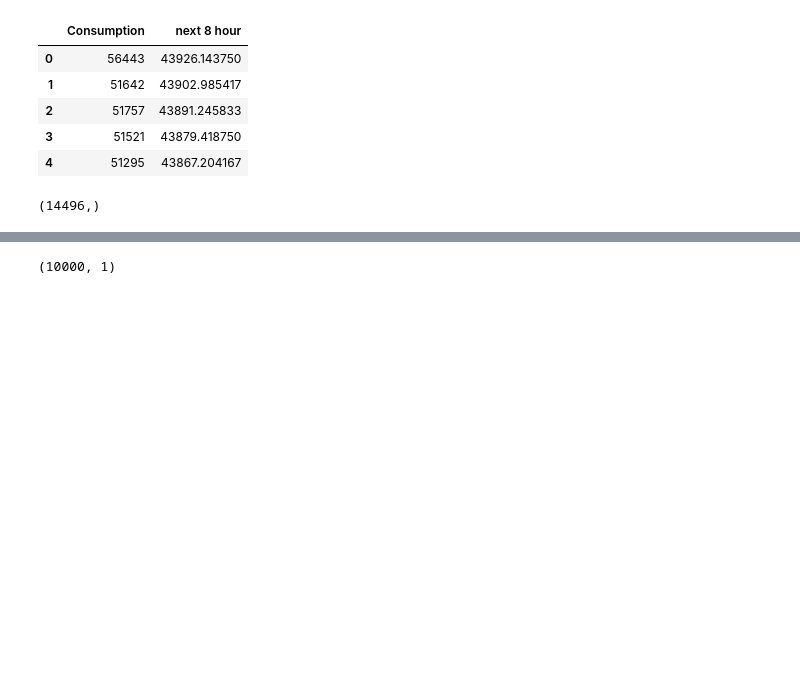
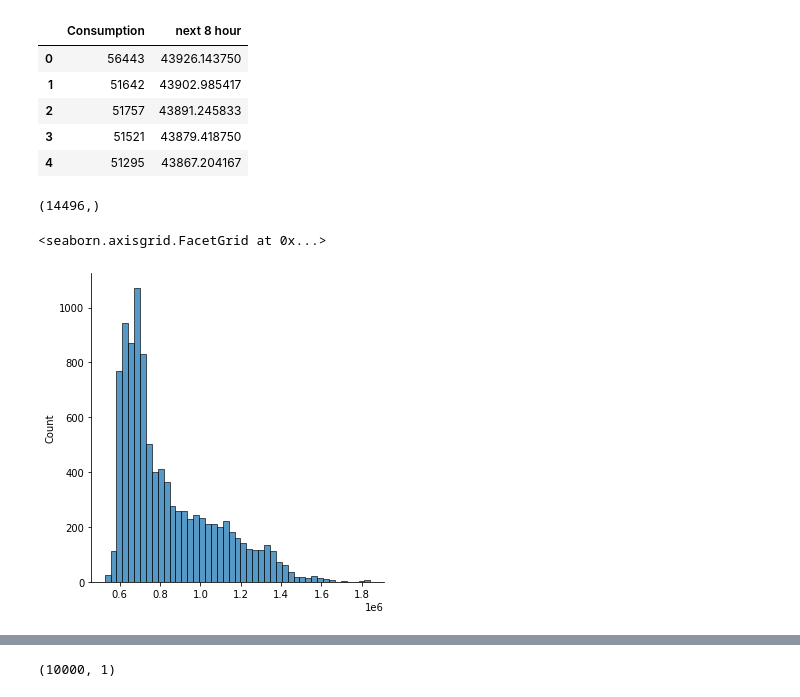
Before and after one commit to aminkhod/time-series_electric-consumption, a Jupyter notebook: Machine Learning to Predict Consumption.ipynb, the cells around one changed output, grey strips where cells are left out. Saved outputs shown, nothing was run; the diff lists cells and outputs as text; code cells hidden in the pictures; blank space fills up the shorter version.

```diff
--- a/Machine Learning to Predict Consumption.ipynb
+++ b/Machine Learning to Predict Consumption.ipynb
@@ -40,3 +42,8 @@ training_set = np.array(training_set)
 training_set.shape
 # %% [output]
 (14496,)
+# %%
+sns.displot(training_set[:10000])
+# %% [output]
+<seaborn.axisgrid.FacetGrid at 0x...>
+[figure, added]
```
Also changed, not shown: parts of 17 cells of this notebook, 1 other file.
